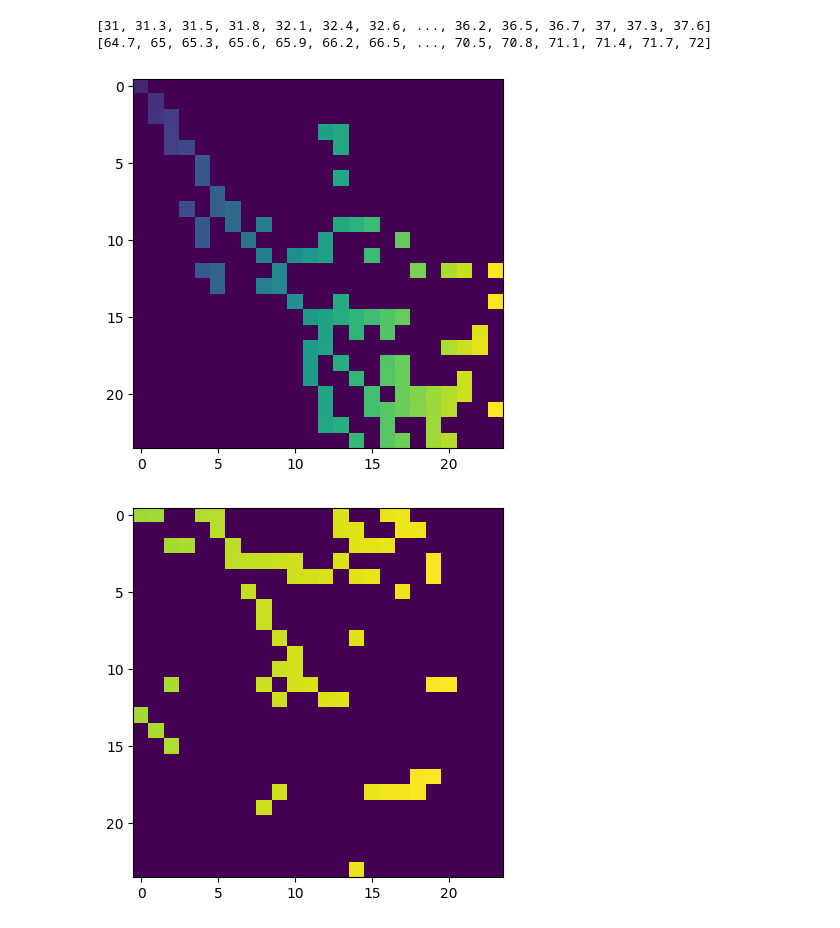
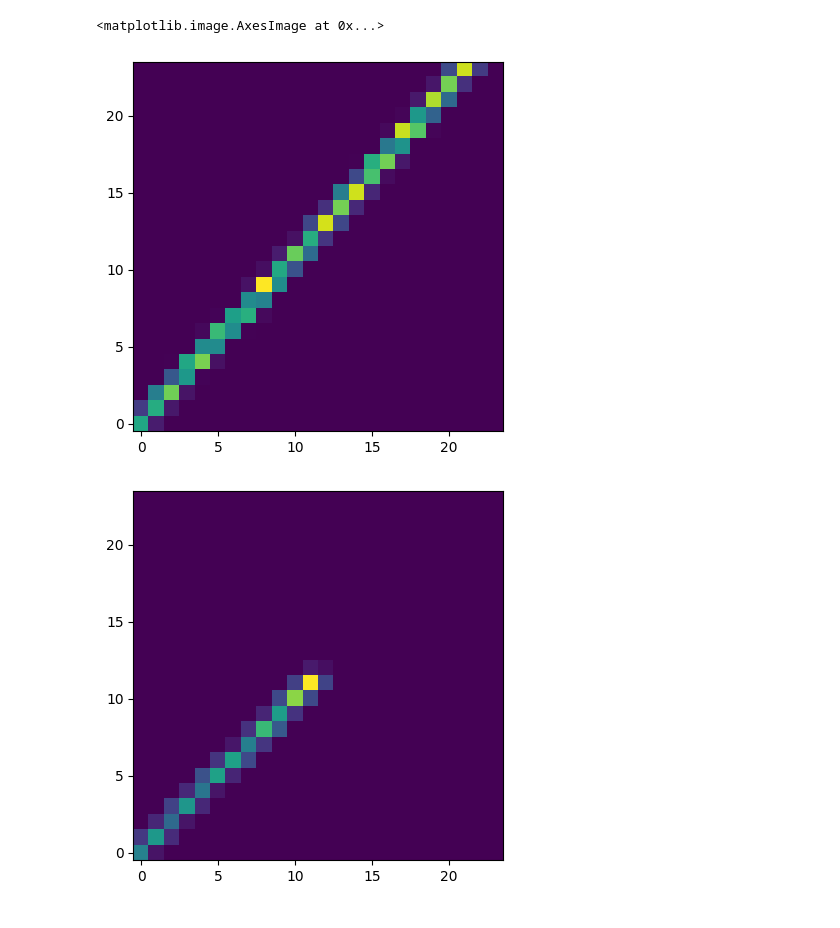
Before and after one commit to imawby/Ivysaurus, a Jupyter notebook: VisualiseGrid.ipynb, the cells around one changed output. Saved outputs shown, nothing was run; the diff lists cells and outputs as text; code cells hidden in the pictures.

```diff
--- a/VisualiseGrid.ipynb
+++ b/VisualiseGrid.ipynb
@@ -5,10 +5,6 @@ import numpy as np
 import math
 from HelperFunctions import PDGToColor
 # %%
-#file = uproot.open('files/gaussian/nu_dune10kt_1x2x6_1109_821_20230827T003745Z_gen_g4_detsim_hitreco_IvysaurusTrainingFiles.root')
-#IvysaurusTrainingFiles_nue.root
-file = uproot.open('files/gaussian/nue_dune10kt_1x2x6_1407_5_20230826T073406Z_gen_g4_detsim_hitreco_IvysaurusTrainingFiles.root')
-#file = uproot.open('files/gaussian/nue_inv.root')
-#ivysaurus_nu.root
+file = uproot.open('files/revive/IvysaurusTrainingFiles_test.root')
 tree = file['ivyTrain/ivysaur']
 branches = tree.arrays()
@@ -15,9 +15,5 @@ branches = tree.arrays()
 # %%
-start = 1
-nPFParticles = 1
-
-INDEX = 5
-DISPLACEMENT_MODE = True
+INDEX = 10
 # %%
 print('PDG: ', branches['TruePDG'][INDEX])
 print('Run: ', branches['Run'][INDEX])
@@ -49,24 +47,10 @@ plt.show()
 # %%
-print(branches['StartDriftBoundariesU'][INDEX])
-print(branches['EndDriftBoundariesU'][INDEX])
-
 fig_startU, ax_startU = plt.subplots(1,1)
-
-if (DISPLACEMENT_MODE) :
-    ax_startU.imshow(branches['StartGridUDisp'][INDEX])
-else :
-    ax_startU.imshow(branches['StartGridU'][INDEX])
-
-
+ax_startU.imshow(np.array(branches['StartGridU'][INDEX]).T, origin='lower')
 fig_endU, ax_endU = plt.subplots(1,1)
-
-if (DISPLACEMENT_MODE) :
-    ax_endU.imshow(branches['EndGridUDisp'][INDEX])
-else :
-    ax_endU.imshow(branches['EndGridU'][INDEX])
+ax_endU.imshow(np.array(branches['EndGridU'][INDEX]).T, origin='lower')
 # %% [output]
-[31, 31.3, 31.5, 31.8, 32.1, 32.4, 32.6, ..., 36.2, 36.5, 36.7, 37, 37.3, 37.6]
-[64.7, 65, 65.3, 65.6, 65.9, 66.2, 66.5, ..., 70.5, 70.8, 71.1, 71.4, 71.7, 72]
+<matplotlib.image.AxesImage at 0x...>
-[figure, old version]
+[figure, new version]
-[figure, old version]
+[figure, new version]
 # %%
```
Also changed, not shown: parts of 11 cells of this notebook, 9 other files.
